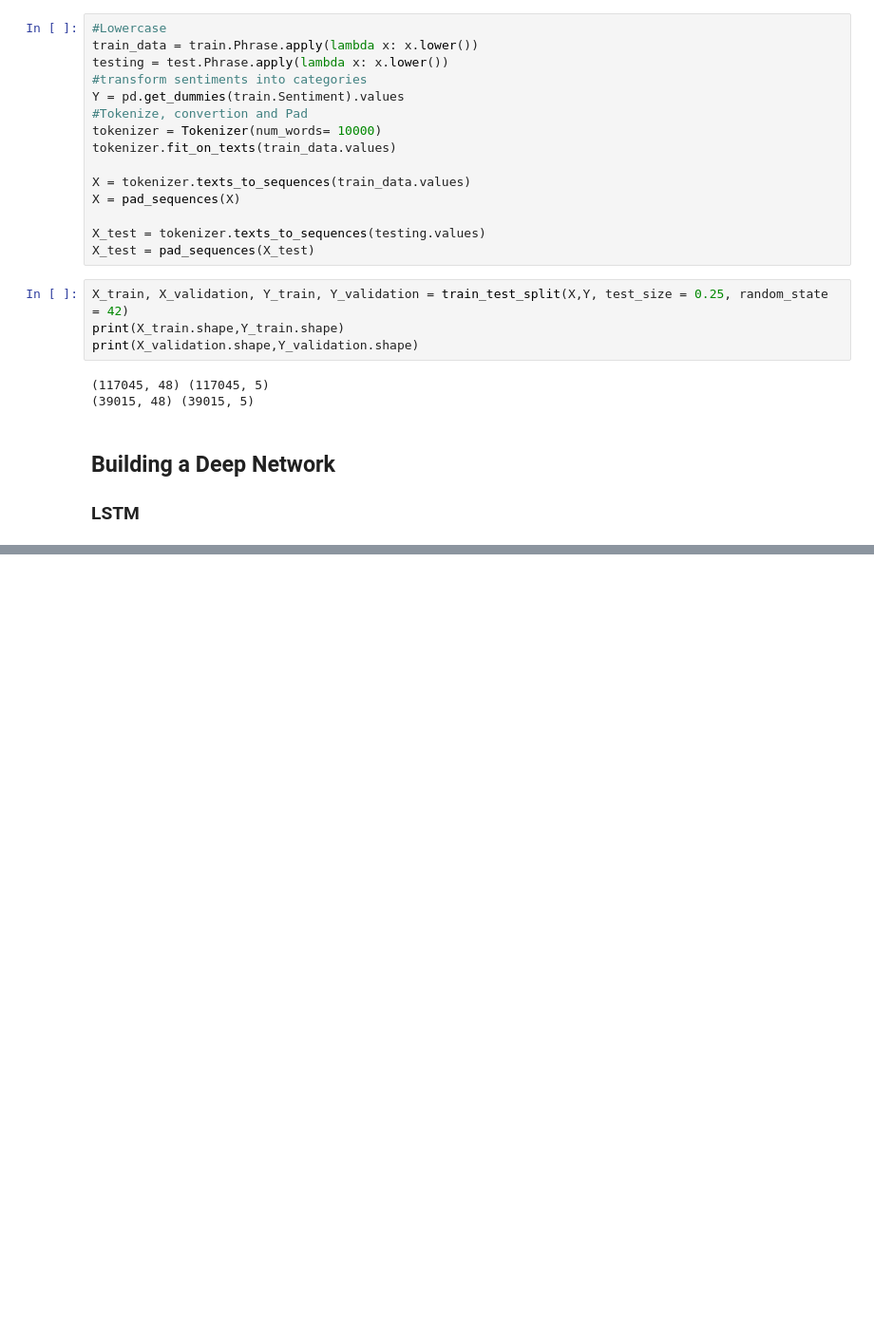
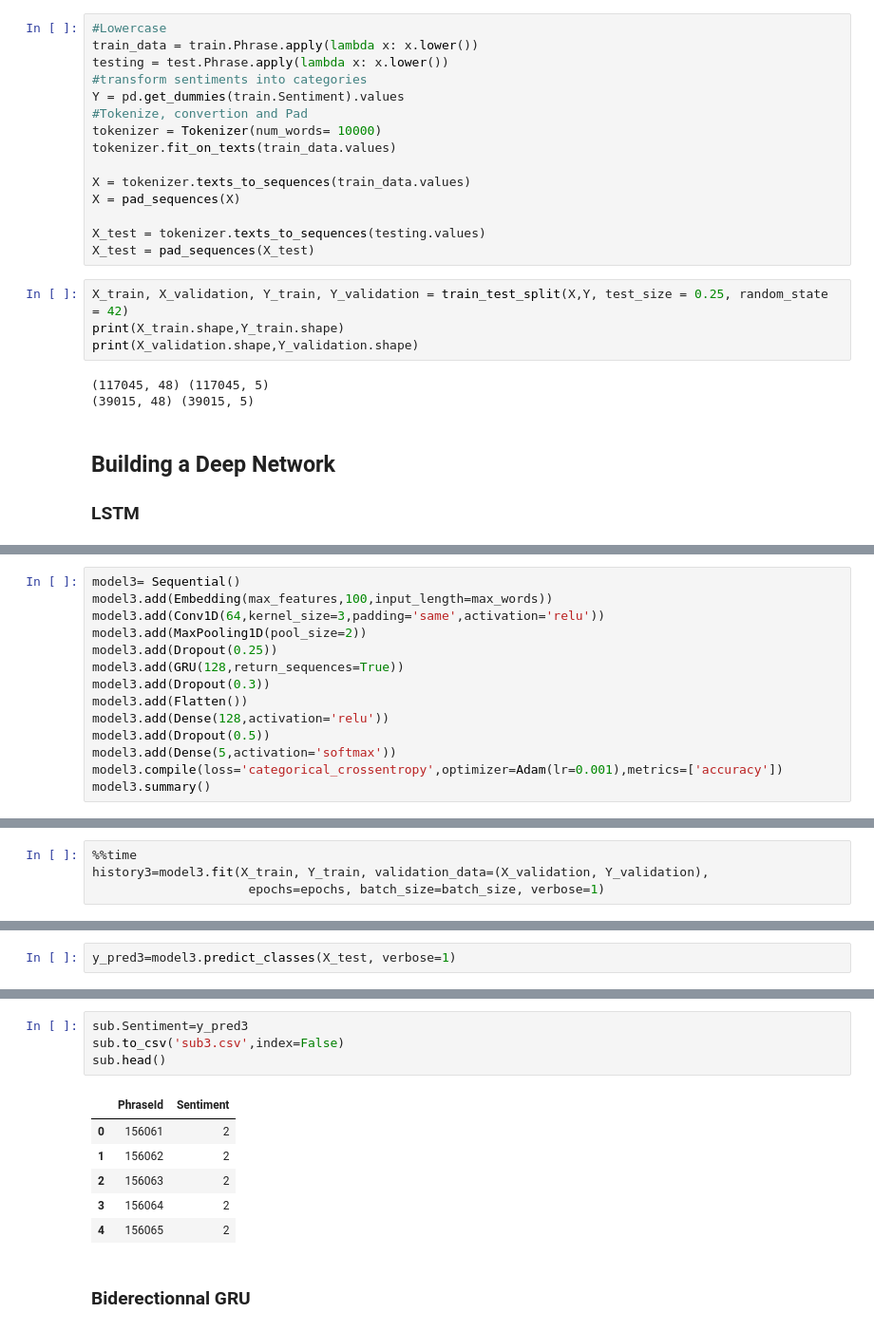
Before and after one commit to AnBucquet/Movie_Review_Sentiment_Analysis, a Jupyter notebook: Untitled.ipynb, the cells around one changed output, grey strips where cells are left out. Shown at 95% size. Saved outputs shown, nothing was run; the diff lists cells and outputs as text; blank space fills up the shorter version.

```diff
--- a/Untitled.ipynb
+++ b/Untitled.ipynb
@@ -162,0 +294,14 @@ print(X_validation.shape,Y_validation.shape)
+# %%
+model3= Sequential()
+model3.add(Embedding(max_features,100,input_length=max_words))
+model3.add(Conv1D(64,kernel_size=3,padding='same',activation='relu'))
+model3.add(MaxPooling1D(pool_size=2))
+model3.add(Dropout(0.25))
+model3.add(GRU(128,return_sequences=True))
+model3.add(Dropout(0.3))
+model3.add(Flatten())
+model3.add(Dense(128,activation='relu'))
+model3.add(Dropout(0.5))
+model3.add(Dense(5,activation='softmax'))
+model3.compile(loss='categorical_crossentropy',optimizer=Adam(lr=0.001),metrics=['accuracy'])
+model3.summary()
@@ -162,0 +326,4 @@ print(X_validation.shape,Y_validation.shape)
+# %%
+%%time
+history3=model3.fit(X_train, Y_train, validation_data=(X_validation, Y_validation),
+                     epochs=epochs, batch_size=batch_size, verbose=1)
@@ -162,0 +339,2 @@ print(X_validation.shape,Y_validation.shape)
+# %%
+y_pred3=model3.predict_classes(X_test, verbose=1)
@@ -162,0 +343,13 @@ print(X_validation.shape,Y_validation.shape)
+# %%
+sub.Sentiment=y_pred3
+sub.to_csv('sub3.csv',index=False)
+sub.head()
+# %% [output]
+|  | PhraseId | Sentiment |
+| 0 | 156061 | 2 |
+| 1 | 156062 | 2 |
+| 2 | 156063 | 2 |
+| 3 | 156064 | 2 |
+| 4 | 156065 | 2 |
+# %% [markdown]
+### Biderectionnal GRU
```
Also changed, not shown: parts of 22 cells of this notebook.
